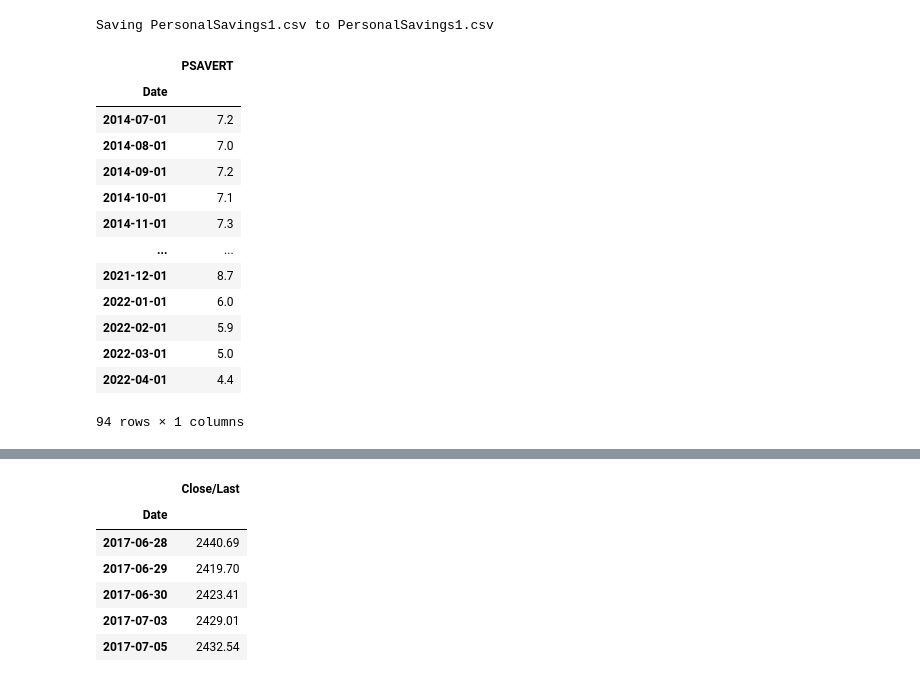
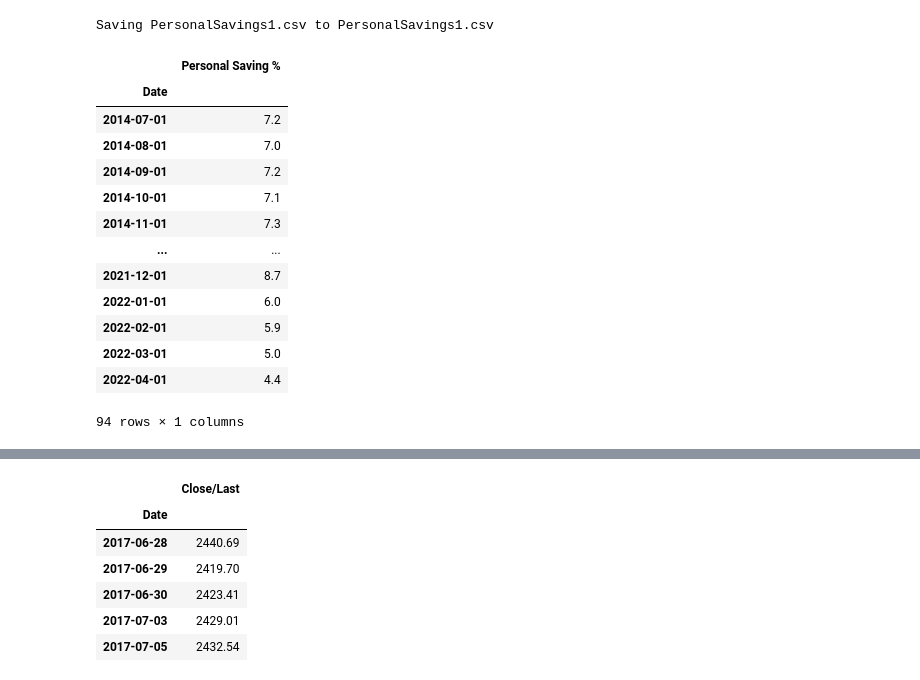
Before and after one commit to kyleplathe/Predicting_ETH_Price, a Jupyter notebook: Eth Predictions.ipynb, the cells around one changed output, grey strips where cells are left out. Drawn from its saved outputs; the diff is of its cells as text; code cells hidden in the pictures.

```diff
--- a/Eth Predictions.ipynb
+++ b/Eth Predictions.ipynb
@@ -59,11 +60,12 @@ uploaded = files.upload()
 [interactive output not drawn]
 Saving PersonalSavings1.csv to PersonalSavings1.csv
 # %%
+# Read data
 Personal_Savings_df = pd.read_csv('PersonalSavings1.csv', index_col="Date", infer_datetime_format=True, parse_dates=True)
-Personal_Savings_df.rename(columns={"PSAVERT": "Personal Saving %"})
+Personal_Savings_df = Personal_Savings_df.rename(columns={"PSAVERT": "Personal Saving %"})
 Personal_Savings_df
 # %% [output]
-|  | PSAVERT |
+|  | Personal Saving % |
 | Date |  |
 | 2014-07-01 | 7.2 |
 | 2014-08-01 | 7.0 |
```
Also changed, not shown: parts of 8 cells of this notebook, 1 other file.
